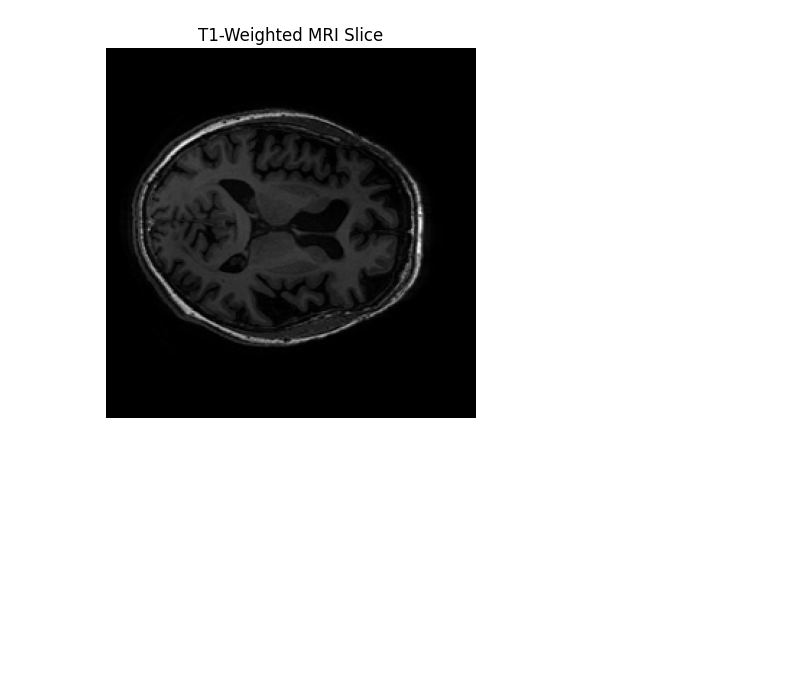
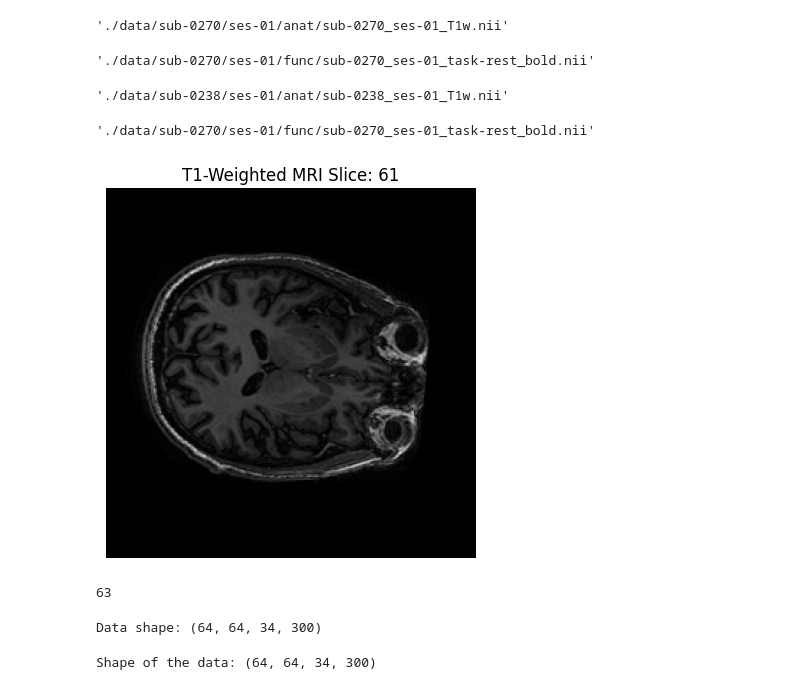
Before and after one commit to efwoods/Parkinsons_Disease_Study, a Jupyter notebook: example_data.ipynb, the cells around one changed output. Saved outputs shown, nothing was run; the diff lists cells and outputs as text; code cells hidden in the pictures; blank space fills up the shorter version.

Commit message:
added weighted mri slice

```diff
--- a/example_data.ipynb
+++ b/example_data.ipynb
@@ -7,0 +64,2 @@ from glob import glob
+# %%
+nii_files = [f for f in glob(f"./data/**/*.nii", recursive=True) if os.path.isfile(f)]
@@ -8,17 +88,54 @@ from glob import glob
+# %%
+nii_files[1]
+# %% [output]
+'./data/sub-0270/ses-01/anat/sub-0270_ses-01_T1w.nii'
+# %%
+nii_files[0]
+# %% [output]
+'./data/sub-0270/ses-01/func/sub-0270_ses-01_task-rest_bold.nii'
+# %%
+nii_files[9]
+# %% [output]
+'./data/sub-0238/ses-01/anat/sub-0238_ses-01_T1w.nii'
+# %%
+nii_files[0]
+# %% [output]
+'./data/sub-0270/ses-01/func/sub-0270_ses-01_task-rest_bold.nii'
+# %%
+index = 1
+nii_file_length = len(nii_files)
 # %%
-
 # Load the compressed NIfTI file
-data_dir = "./data/sub-0202/ses-01/anat/sub-0202_ses-01_T1w.nii/sub-0202_ses-01_T1w_defaced.nii"
-img = nib.load(data_dir)
+img = nib.load(nii_files[index])
 
 # Get image data as a NumPy array
 data = img.get_fdata()
 
 # Display a middle slice of the brain
 slice_index = data.shape[2] // 2  # Middle slice in the z-dimension
 plt.imshow(data[:, :, slice_index], cmap="gray")
 plt.axis("off")
-plt.title("T1-Weighted MRI Slice")
+plt.title(f"T1-Weighted MRI Slice: {index}")
 plt.show()
+index += 2
+index %= nii_file_length
+index
 # %% [output]
-[figure, old version]
+[figure, new version]
+63
+# %%
+import nibabel as nib
+
+# Load the fMRI NIfTI file
+nii_file = "./data/sub-0270/ses-01/func/sub-0270_ses-01_task-rest_bold.nii"
+img = nib.load(nii_file)  # Load the file
+data = img.get_fdata()    # Convert to NumPy array
+
+# Print file shape
+print("Data shape:", data.shape)
+# %% [output]
+Data shape: (64, 64, 34, 300)
+# %%
+print("Shape of the data:", data.shape)
+# %% [output]
+Shape of the data: (64, 64, 34, 300)
```
Also changed, not shown: parts of 10 cells of this notebook.
